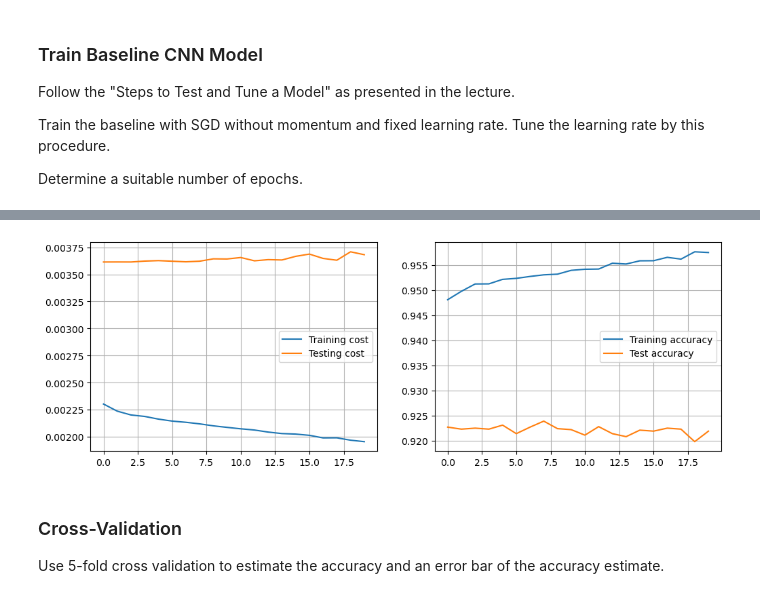
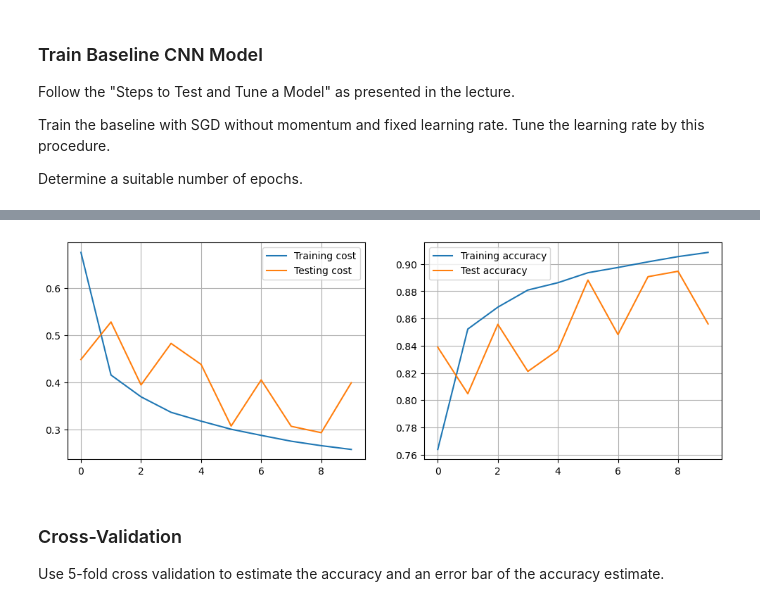
Before and after one commit to Dr-Shab/MSE-DeepLearn, a Jupyter notebook: DL-PW-05-G26_Drilon_Chia-Hua/PW05_ex_3.ipynb, the cells around one changed output, grey strips where cells are left out. Cells and saved outputs as stored; diff of their text form; code cells hidden in the pictures.

```diff
--- a/DL-PW-05-G26_Drilon_Chia-Hua/PW05_ex_3.ipynb
+++ b/DL-PW-05-G26_Drilon_Chia-Hua/PW05_ex_3.ipynb
@@ -116,6 +100,7 @@ def train_eval(model, optimizer, nepochs, training_loader, test_loader, schedule
         ### YOUR CODE HERE ###
         model.train()
         train_total = 0
+        count_train = 0
         cost, acc = 0.0, 0.0
         for batch, (X, Y) in enumerate(training_loader):
             pred = model(X)
@@ -127,25 +112,27 @@ def train_eval(model, optimizer, nepochs, training_loader, test_loader, schedule
             optimizer.zero_grad()
             loss.backward()
             optimizer.step()
+            count_train += 1
 
         if scheduler:
             scheduler.step()
 
-        cost = cost / train_total
+        cost /= count_train
         acc = acc / train_total
 
-        test_loss, test_correct, test_total = 0, 0, 0
+        cost_test, test_correct = 0, 0
+        count_test = 0
         with torch.no_grad():
             for X, Y in test_loader:
                 pred = model(X)
                 loss = cost_ce(pred, Y)
 
-                test_loss += loss.item()
+                cost_test += loss.item()
                 test_correct += (pred.argmax(1) == Y).type(torch.float).sum().item()
-                test_total += Y.size(0)
+                count_test += 1
 
-        cost_test = test_loss / test_total
-        acc_test = test_correct / test_total
+        cost_test /= count_test
+        acc_test = test_correct / len(test_loader.dataset)
 
         print(f"Epoch {epoch}: Train Loss: {cost:.4f}, Train Acc: {acc:.4f}, Test Loss: {cost_test:.4f}, Test Acc: {acc_test:.4f}")
 
@@ -209,8 +198,10 @@ batch_size = 64
 training_loader = DataLoader(training_data, batch_size=batch_size, shuffle=True)
 test_loader = DataLoader(validation_data, batch_size=batch_size, shuffle=False)
 
-learning_rate = 0.01
-nepochs = 20
+model = cnn_model()
+
+learning_rate = 0.05
+nepochs = 10
 
 optimizer = optim.SGD(model.parameters(), lr=learning_rate, momentum=0)
 
@@ -241,4 +222,4 @@ Epoch 19: Train Loss: 0.0020, Train Acc: 0.9576, Test Loss: 0.0037, Test Acc: 0.
-[figure, old version]
+[figure, new version]
 # %% [markdown]
 ### Cross-Validation
 
```
Also changed, not shown: parts of 12 cells of this notebook.
